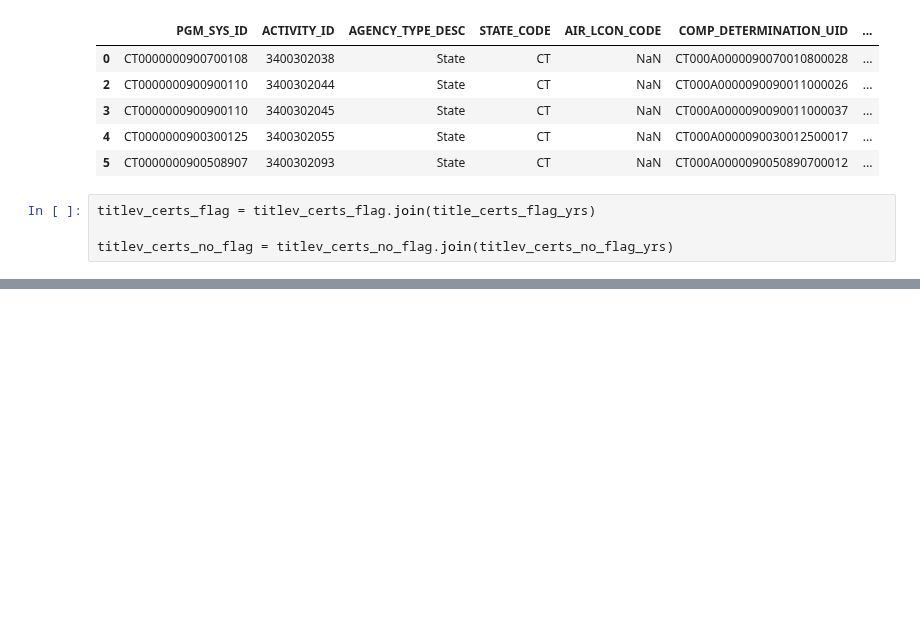
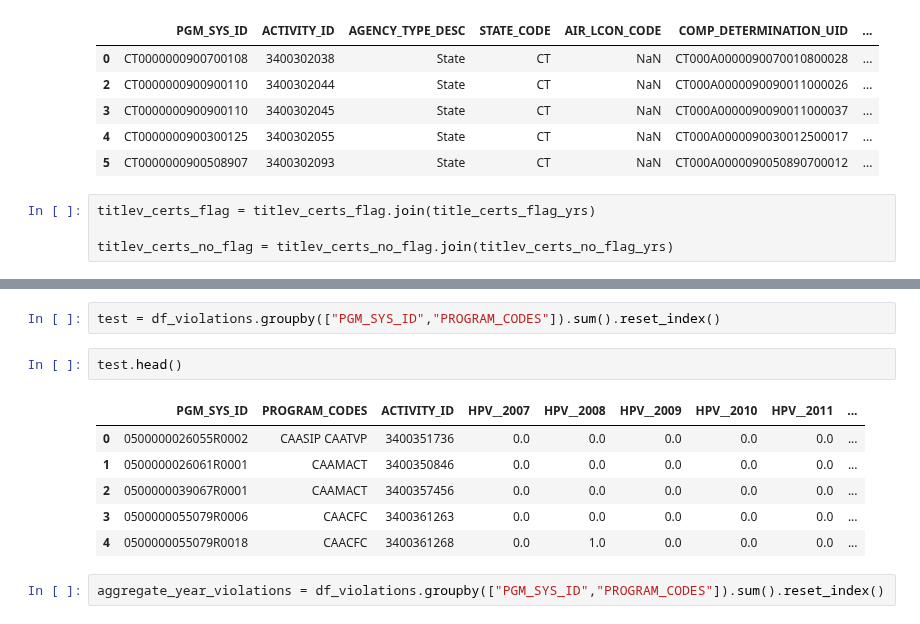
Before and after one commit to Aycrazy/ML_Project, a Jupyter notebook: ICIS_explore_2.ipynb, the cells around one changed output, grey strips where cells are left out. Saved outputs shown, nothing was run; the diff lists cells and outputs as text; blank space fills up the shorter version.

```diff
--- a/ICIS_explore_2.ipynb
+++ b/ICIS_explore_2.ipynb
@@ -302,0 +385,13 @@ title
+# %%
+test = df_violations.groupby(["PGM_SYS_ID","PROGRAM_CODES"]).sum().reset_index()
+# %%
+test.head()
+# %% [output]
+|  | PGM_SYS_ID | PROGRAM_CODES | ACTIVITY_ID | HPV__2007 | HPV__2008 | HPV__2009 | HPV__2010 | HPV__2011 | ... |
+| 0 | 0500000026055R0002 | CAASIP CAATVP | 3400351736 | 0.0 | 0.0 | 0.0 | 0.0 | 0.0 | ... |
+| 1 | 0500000026061R0001 | CAAMACT | 3400350846 | 0.0 | 0.0 | 0.0 | 0.0 | 0.0 | ... |
+| 2 | 0500000039067R0001 | CAAMACT | 3400357456 | 0.0 | 0.0 | 0.0 | 0.0 | 0.0 | ... |
+| 3 | 0500000055079R0006 | CAACFC | 3400361263 | 0.0 | 0.0 | 0.0 | 0.0 | 0.0 | ... |
+| 4 | 0500000055079R0018 | CAACFC | 3400361268 | 0.0 | 1.0 | 0.0 | 0.0 | 0.0 | ... |
+# %%
+aggregate_year_violations = df_violations.groupby(["PGM_SYS_ID","PROGRAM_CODES"]).sum().reset_index()
```
Also changed, not shown: parts of 31 cells of this notebook.
